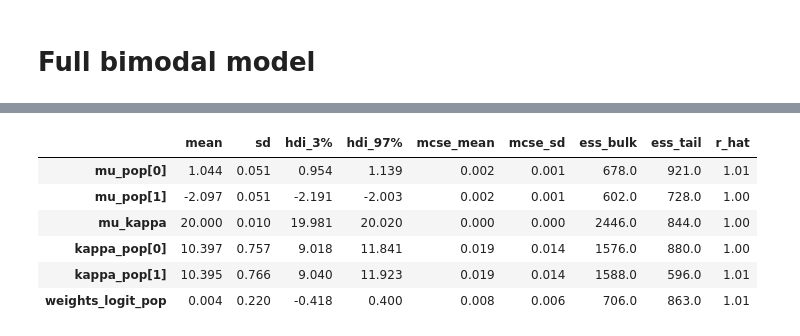
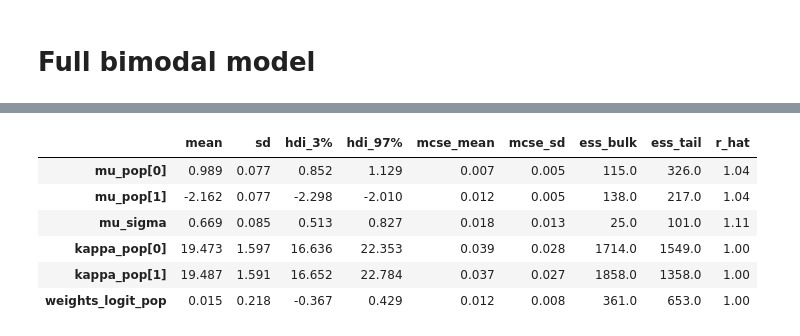
Before and after one commit to jgraving/unwrap, a Jupyter notebook: notebooks/bimodal_example.ipynb, the cells around one changed output, grey strips where cells are left out. Cells and saved outputs as stored; diff of their text form; code cells hidden in the pictures.

```diff
--- a/notebooks/bimodal_example.ipynb
+++ b/notebooks/bimodal_example.ipynb
@@ -87,11 +88,11 @@ import warnings
 
 warnings.filterwarnings("ignore", category=UserWarning)
 
-nsamples = int(20)
+nsamples = int(30)
 nind = int(20)
 mnang = np.pi/3
-skappa = 200
-ikappa = 3.0
+skappa = 20.0 #very strong correlation within individual
+ikappa = 5.0 #quite strong correlation across individuals
 
 npersample = int(np.round(nind*nsamples/2))
 
@@ -443,8 +436,8 @@ with pm.Model() as hierarchical_directional_model:
     ## pymc has trouble finding this on its own, giving a better prior
     ## originally this was a pair of values anywhere on the circle
     ## this is now a pair of values 180° apart, drawn from a normal distribution
-    ## roughly centred on the grand mean from the doubled angles
-    mu_pop_unsorted = pm.Normal("mu_pop_unsorted", mu=vm_prior[1]/2 + [0, np.pi], sigma = 30*np.pi/180, shape=(2,))
+    ## strongly restricted to the grand mean from the doubled angles
+    mu_pop_unsorted = pm.Normal("mu_pop_unsorted", mu=vm_prior[1]/2 + [0, np.pi], sigma = 3*np.pi/180, shape=(2,))
     ## these angles are sorted so that they can later be interpreted as samples from two separate means
     mu_pop = pm.Deterministic("mu_pop", pt.sort(mu_pop_unsorted))
 
@@ -460,9 +453,9 @@ with pm.Model() as hierarchical_directional_model:
     mu = pm.Deterministic("mu", pt.sort(mu_unsorted))
 
     # Population kappa values with a softplus transformation for non-negativity
-    # kappa_log_pop = pm.Normal("kappa_log_pop", mu=inverse_softplus(2.0), sigma=0.5, shape=(2,))
-    # pymc less restrictive prior
-    kappa_log_pop = pm.Normal("kappa_log_pop", mu=inverse_softplus(2.0), sigma=1.0, shape=(2,))
+    # for this data need less restrictive prior
+    # kappa_log_pop = pm.Normal("kappa_log_pop", mu=inverse_softplus(2.0), sigma=1.0, shape=(2,))
+    kappa_log_pop = pm.Normal("kappa_log_pop", mu=inverse_softplus(15.0), sigma=15.0, shape=(2,))
     kappa_pop = pm.Deterministic("kappa_pop", pt.softplus(kappa_log_pop))
 
     # Individual kappa values, also transformed for non-negativity
@@ -644,13 +604,11 @@ with pm.Model() as hyper_directional_model:
     pm.Mixture("directions_obs", w=weights[individuals], comp_dists=components, observed=directions)
 # %%
 #takes over one minute to initialise
-#less than 20s to sample
-with warnings.catch_warnings():
-    warnings.simplefilter("ignore", UserWarning)
-    with hyper_directional_model:
-        trace_hyper = pm.sample(tune = 1000,
-                                draws = 500,
-                                return_inferencedata=True)
+#less than 60s for 2000 samples
+with hyper_directional_model:
+    trace_hyper = pm.sample(tune = 2000,
+                            draws = 2000,
+                            return_inferencedata=True)
 # %% [output]
 Initializing NUTS using jitter+adapt_diag...
 Multiprocess sampling (4 chains in 4 jobs)
@@ -663,29 +622,28 @@ The rhat statistic is larger than 1.01 for some parameters. This indicates probl
 # %%
-#check convergence heuristics
+## check convergence heuristics on the main effects
 #It may not even make sense to try to converge the model without the interaction, since the mu effect  brightness depends strongly on colour
 az.summary(
     trace_hyper,
     var_names=["mu_pop",
             #    "mu_unsorted",#there are a lot of these, perhaps don't inspect all immediately
-               "mu_kappa",#
-            #    "mu_sigma",#
+               "mu_sigma",#
                 "kappa_pop",
             #    "kappa_log",
                "weights_logit_pop",
             #    "weights_logit"
                 ],
     circ_var_names=["mu_pop",
                     # "mu_unsorted"
                     ]
 )
 #NB mean should be around 60° = 1.05
 #mu_kappa is overestimated here, but that may be reasonable with limited data
 #kappa_pop is overestimated here, but that may be reasonable with limited data
 # %% [output]
 |  | mean | sd | hdi_3% | hdi_97% | mcse_mean | mcse_sd | ess_bulk | ess_tail | r_hat |
-| mu_pop[0] | 1.044 | 0.051 | 0.954 | 1.139 | 0.002 | 0.001 | 678.0 | 921.0 | 1.01 |
-| mu_pop[1] | -2.097 | 0.051 | -2.191 | -2.003 | 0.002 | 0.001 | 602.0 | 728.0 | 1.00 |
-| mu_kappa | 20.000 | 0.010 | 19.981 | 20.020 | 0.000 | 0.000 | 2446.0 | 844.0 | 1.00 |
-| kappa_pop[0] | 10.397 | 0.757 | 9.018 | 11.841 | 0.019 | 0.014 | 1576.0 | 880.0 | 1.00 |
-| kappa_pop[1] | 10.395 | 0.766 | 9.040 | 11.923 | 0.019 | 0.014 | 1588.0 | 596.0 | 1.01 |
-| weights_logit_pop | 0.004 | 0.220 | -0.418 | 0.400 | 0.008 | 0.006 | 706.0 | 863.0 | 1.01 |
+| mu_pop[0] | 0.989 | 0.077 | 0.852 | 1.129 | 0.007 | 0.005 | 115.0 | 326.0 | 1.04 |
+| mu_pop[1] | -2.162 | 0.077 | -2.298 | -2.010 | 0.012 | 0.005 | 138.0 | 217.0 | 1.04 |
+| mu_sigma | 0.669 | 0.085 | 0.513 | 0.827 | 0.018 | 0.013 | 25.0 | 101.0 | 1.11 |
+| kappa_pop[0] | 19.473 | 1.597 | 16.636 | 22.353 | 0.039 | 0.028 | 1714.0 | 1549.0 | 1.00 |
+| kappa_pop[1] | 19.487 | 1.591 | 16.652 | 22.784 | 0.037 | 0.027 | 1858.0 | 1358.0 | 1.00 |
+| weights_logit_pop | 0.015 | 0.218 | -0.367 | 0.429 | 0.012 | 0.008 | 361.0 | 653.0 | 1.00 |
```
Also changed, not shown: parts of 24 cells of this notebook.
